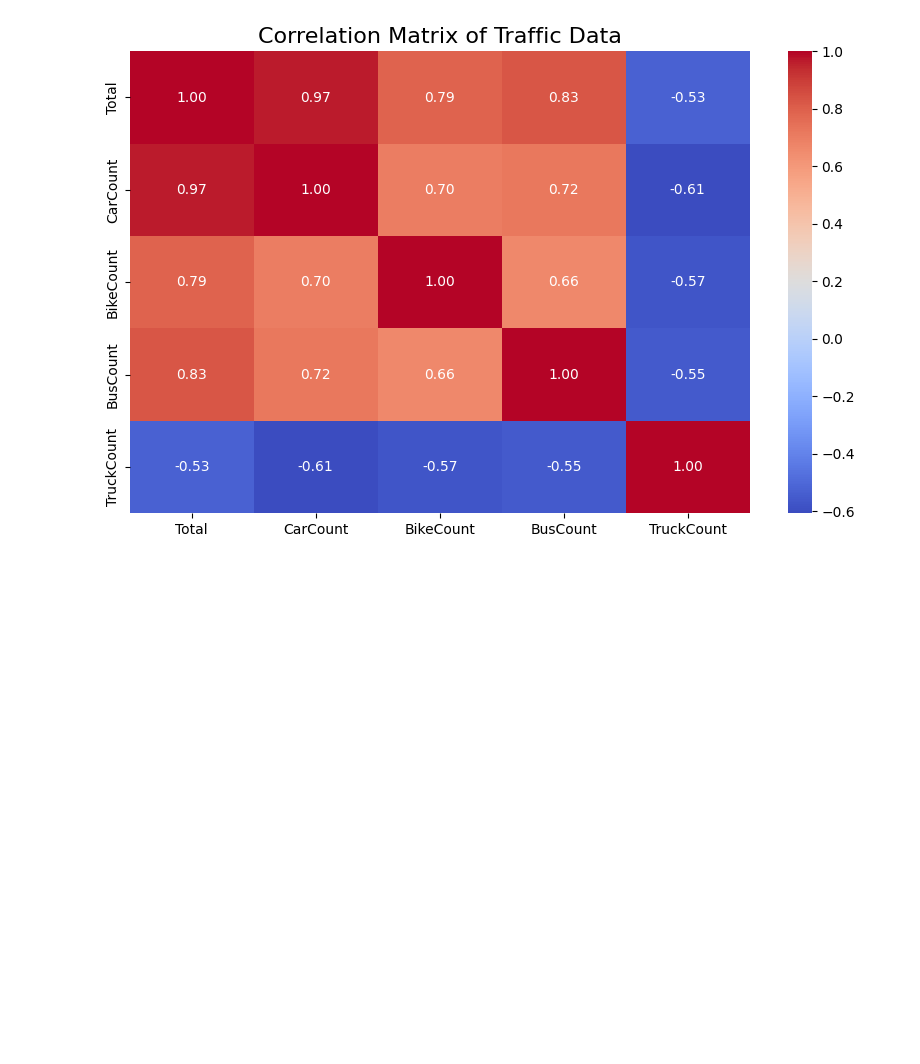
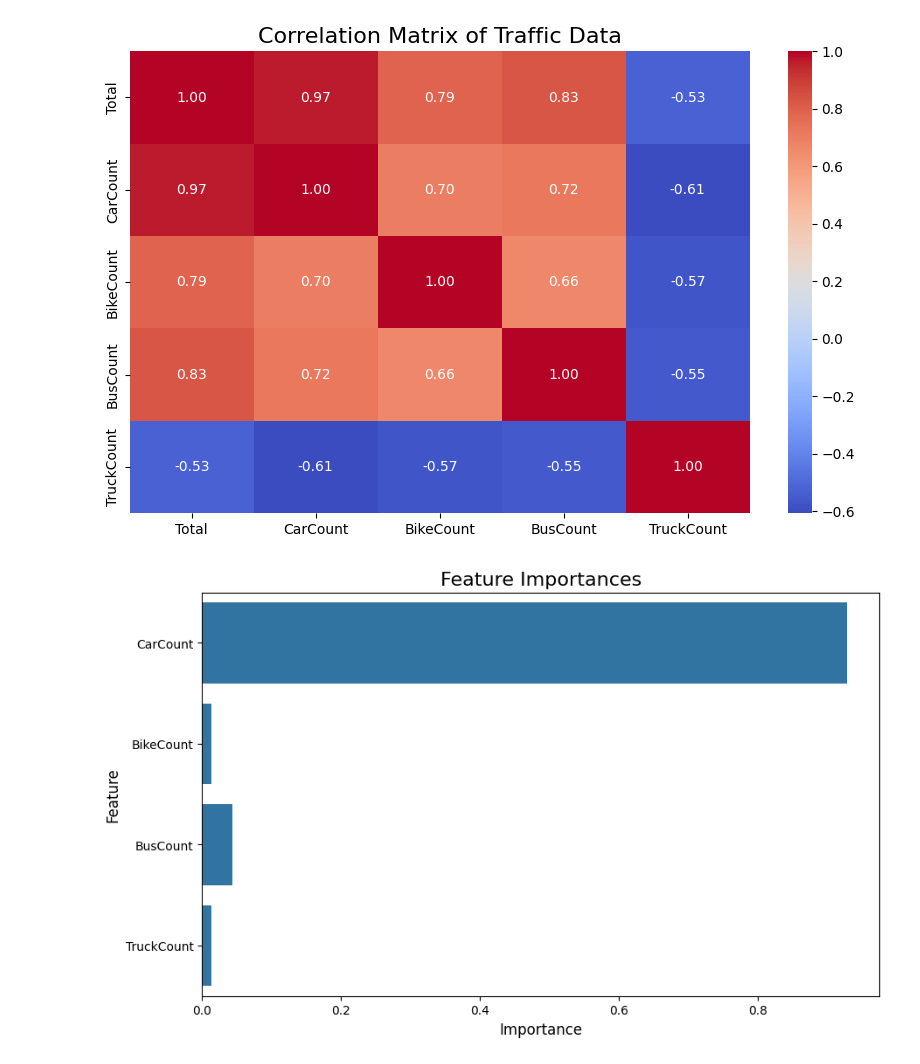
Before and after one commit to Aeyongddi/python_project, a Jupyter notebook: traffic_exploration.ipynb, the cells around one changed output. Cells and saved outputs as stored; diff of their text form; code cells hidden in the pictures; blank space fills up the shorter version.

Commit message:
Enhance traffic exploration notebook with variable importance analysis using Random Forest. Added code for training the model and visualizing feature importances. Updated execution count for the cell.

```diff
--- a/traffic_exploration.ipynb
+++ b/traffic_exploration.ipynb
@@ -232,3 +232,27 @@ plt.title("Correlation Matrix of Traffic Data", fontsize=16)
 plt.show()
 # %% [output]
 [figure]
+# %%
+# 변수 중요도 분석
+from sklearn.ensemble import RandomForestRegressor
+
+# 독립 변수와 종속 변수
+X = data_one_month[['CarCount', 'BikeCount', 'BusCount', 'TruckCount']]
+y = data_one_month['Total']
+
+# 랜덤 포레스트 회귀 모델 학습
+model = RandomForestRegressor(n_estimators=100, random_state=42)
+model.fit(X, y)
+
+# 변수 중요도 시각화
+importances = model.feature_importances_
+feature_names = X.columns
+
+plt.figure(figsize=(10, 6))
+sns.barplot(x=importances, y=feature_names, orient='h')
+plt.title("Feature Importances", fontsize=16)
+plt.xlabel("Importance", fontsize=12)
+plt.ylabel("Feature", fontsize=12)
+plt.show()
+# %% [output]
+[figure, added]
```
